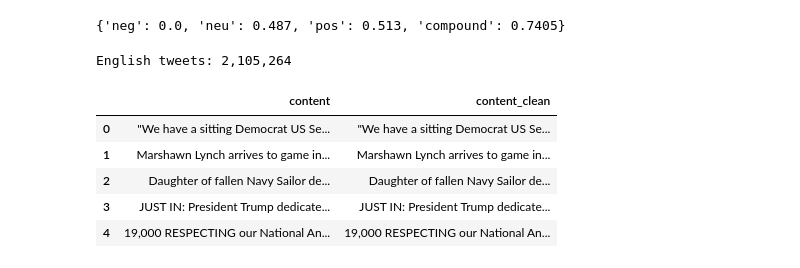
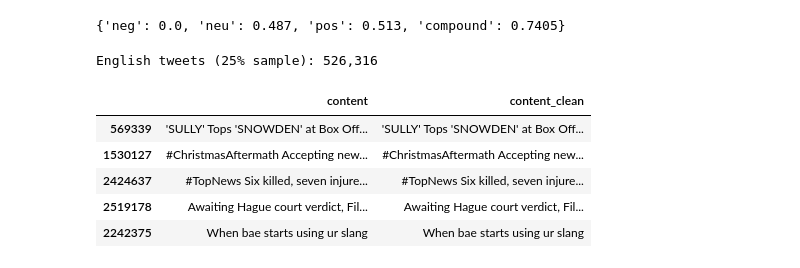
Before and after one commit to amanokundesu/ML_Final_Project, a Jupyter notebook: ml_final_project.ipynb, the cells around one changed output. Saved outputs shown, nothing was run; the diff lists cells and outputs as text; code cells hidden in the pictures.

```diff
--- a/ml_final_project.ipynb
+++ b/ml_final_project.ipynb
@@ -1,15 +1,30 @@
+# %%
+import os
+import urllib.request
+
+DATA_DIR = "data"
+BASE_URL = "https://raw.githubusercontent.com/fivethirtyeight/russian-troll-tweets/master"
+
+os.makedirs(DATA_DIR, exist_ok=True)
+
+for i in range(1, 13):
+    filename = f"IRAhandle_tweets_{i}.csv"
+    local_path = os.path.join(DATA_DIR, filename)
+    if os.path.exists(local_path):
+        print(f"already have {filename}")
+        continue
+    print(f"downloading {filename}...")
+    urllib.request.urlretrieve(f"{BASE_URL}/{filename}", local_path)
+
+print("done")
 # %%
 import pandas as pd
 
-# Load first file
-df = pd.read_csv("https://raw.githubusercontent.com/fivethirtyeight/russian-troll-tweets/master/IRAhandle_tweets_1.csv")
+frames = []
+for i in range(1, 13):
+    frames.append(pd.read_csv(f"{DATA_DIR}/IRAhandle_tweets_{i}.csv"))
 
-# Append files 2–12
-for i in range(2, 13):
-    url = f"https://raw.githubusercontent.com/fivethirtyeight/russian-troll-tweets/master/IRAhandle_tweets_{i}.csv"
-    df_temp = pd.read_csv(url)
-    df = pd.concat([df, df_temp], ignore_index=True)
-
+df = pd.concat(frames, ignore_index=True)
 df.head()
 # %% [output]
 |  | external_author_id | author | content | region | language | publish_date | harvested_date | following | ... |
@@ -164,27 +179,28 @@ sia.polarity_scores("TRUMP 2020!!! Make America Great Again!")
 # %%
 import re
 
 english_df = cleaned_df[cleaned_df["language"] == "English"].copy()
+english_df = english_df.sample(frac=0.25, random_state=42).copy()
 
 _rt_prefix = re.compile(r"^RT @\w+:\s*")
 _url = re.compile(r"https?://\S+|www\.\S+")
 
-def clean_tweet(text: str) -> str:
+def clean_tweet(text):
     text = _rt_prefix.sub("", text)
     text = _url.sub("", text)
     return text.strip()
 
 english_df["content_clean"] = english_df["content"].map(clean_tweet)
-print(f"English tweets: {len(english_df):,}")
+print(f"English tweets (25% sample): {len(english_df):,}")
 english_df[["content", "content_clean"]].head()
 # %% [output]
-English tweets: 2,105,264
+English tweets (25% sample): 526,316
 |  | content | content_clean |
-| 0 | "We have a sitting Democrat US Se... | "We have a sitting Democrat US Se... |
-| 1 | Marshawn Lynch arrives to game in... | Marshawn Lynch arrives to game in... |
-| 2 | Daughter of fallen Navy Sailor de... | Daughter of fallen Navy Sailor de... |
-| 3 | JUST IN: President Trump dedicate... | JUST IN: President Trump dedicate... |
-| 4 | 19,000 RESPECTING our National An... | 19,000 RESPECTING our National An... |
+| 569339 | 'SULLY' Tops 'SNOWDEN' at Box Off... | 'SULLY' Tops 'SNOWDEN' at Box Off... |
+| 1530127 | #ChristmasAftermath Accepting new... | #ChristmasAftermath Accepting new... |
+| 2424637 | #TopNews Six killed, seven injure... | #TopNews Six killed, seven injure... |
+| 2519178 | Awaiting Hague court verdict, Fil... | Awaiting Hague court verdict, Fil... |
+| 2242375 | When bae starts using ur slang | When bae starts using ur slang |
 # %%
 from tqdm.auto import tqdm
 tqdm.pandas(desc="VADER")
```
Also changed, not shown: parts of 7 cells of this notebook, 1 other file.
